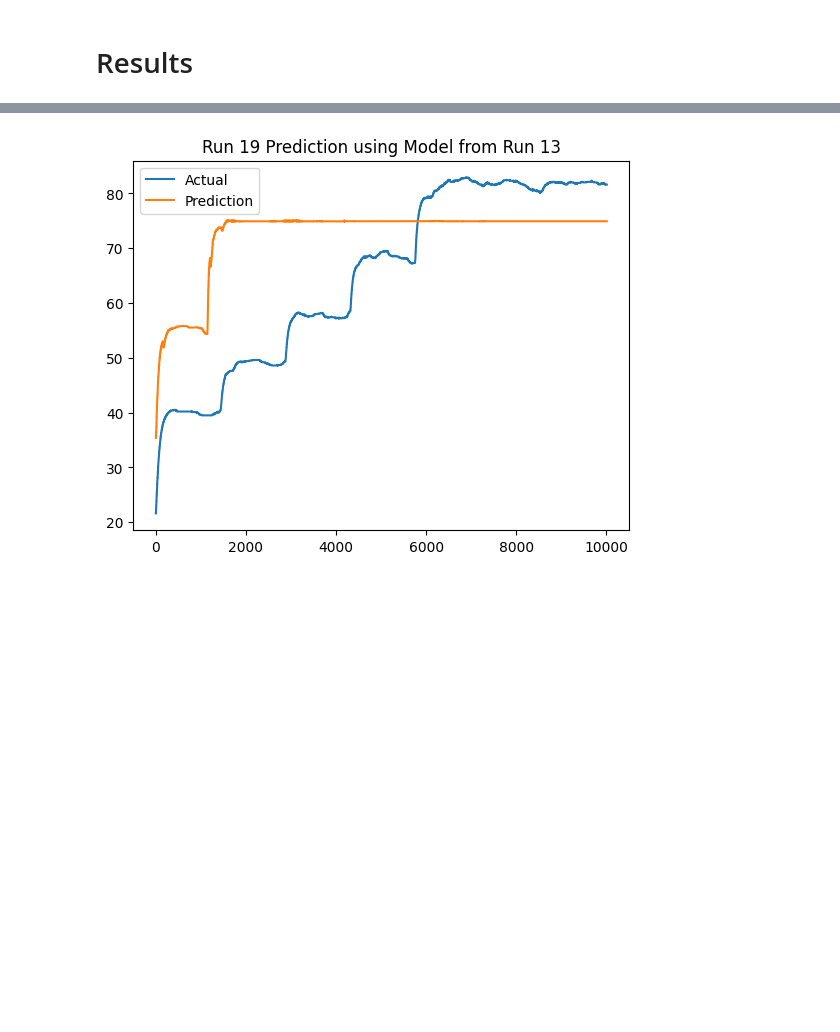
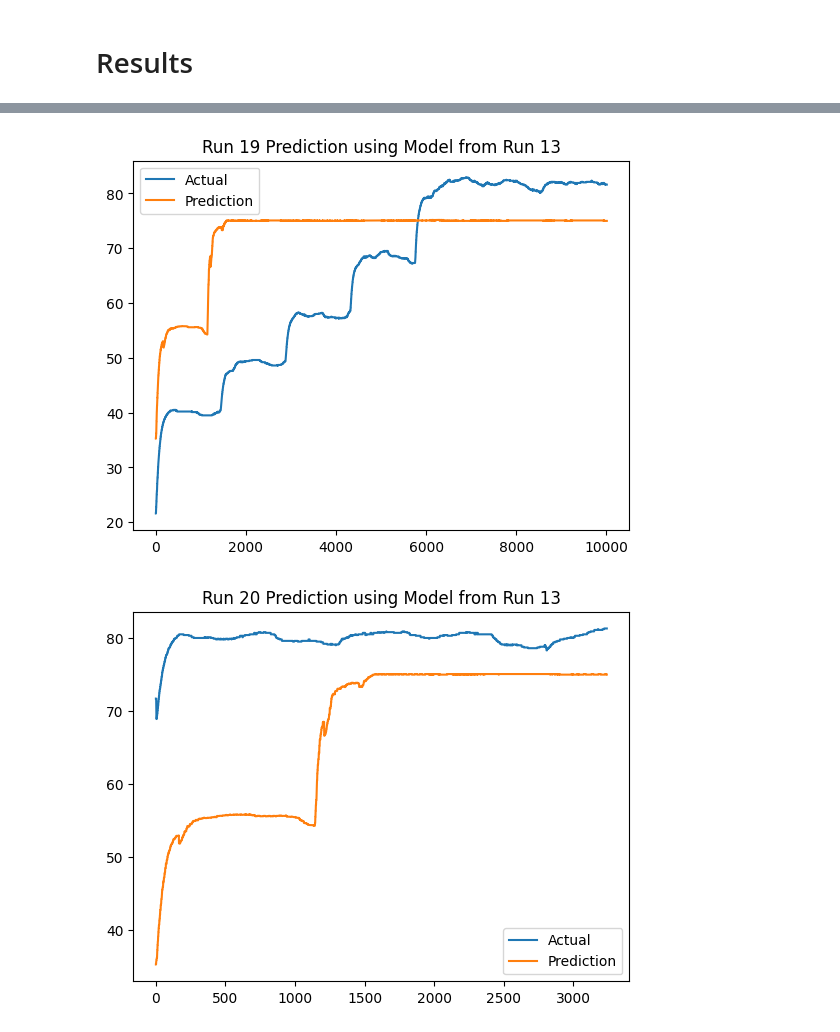
Before and after one commit to Dradeon/Capstone-Design-Project-SP2024, a Jupyter notebook: TempPredModel.ipynb, the cells around one changed output, grey strips where cells are left out. Drawn from its saved outputs; the diff is of its cells as text; code cells hidden in the pictures; blank space fills up the shorter version.

Commit message:
Added charts for runs 20 and 21

```diff
--- a/TempPredModel.ipynb
+++ b/TempPredModel.ipynb
@@ -142,26 +132,42 @@ The mean squared error (MSE) on test set: 0.0179
 # %%
 Y_pred_13_using_13 = GBR_13.predict(df_RUN_13[['time_delta','zigbee:3_zd_THUM1_RelHum','zigbee:1_zd_Temp']])
 Y_pred_15_using_13 = GBR_13.predict(df_RUN_15[['time_delta','zigbee:3_zd_THUM1_RelHum','zigbee:1_zd_Temp']])
 Y_pred_19_using_13 = GBR_13.predict(df_RUN_19[['time_delta','zigbee:3_zd_THUM1_RelHum','zigbee:1_zd_Temp']])
+Y_pred_20_using_13 = GBR_13.predict(df_RUN_20[['time_delta','zigbee:3_zd_THUM1_RelHum','zigbee:1_zd_Temp']])
+Y_pred_21_using_13 = GBR_13.predict(df_RUN_21[['time_delta','zigbee:3_zd_THUM1_RelHum','zigbee:1_zd_Temp']])
+
 
 plt.title('Run 13 Prediction using Model from Run 13')
 plt.plot(df_RUN_13[['time_delta']],df_RUN_13[['zigbee:21_zd_Temp']],label='Actual')
 plt.plot(df_RUN_13[['time_delta']],Y_pred_13_using_13,label='Prediction')
 plt.legend()
 plt.show()
 
 plt.title('Run 15 Prediction using Model from Run 13')
 plt.plot(df_RUN_15[['time_delta']],df_RUN_15[['zigbee:21_zd_Temp']],label='Actual')
 plt.plot(df_RUN_15[['time_delta']],Y_pred_15_using_13,label='Prediction')
 plt.legend()
 plt.show()
 
 plt.title('Run 19 Prediction using Model from Run 13')
 plt.plot(df_RUN_19[['time_delta']],df_RUN_19[['zigbee:21_zd_Temp']],label='Actual')
 plt.plot(df_RUN_19[['time_delta']],Y_pred_19_using_13,label='Prediction')
 plt.legend()
 plt.show()
+
+plt.title('Run 20 Prediction using Model from Run 13')
+plt.plot(df_RUN_20[['time_delta']],df_RUN_20[['zigbee:21_zd_Temp']],label='Actual')
+plt.plot(df_RUN_20[['time_delta']],Y_pred_20_using_13,label='Prediction')
+plt.legend()
+plt.show()
+
+plt.title('Run 21 Prediction using Model from Run 13')
+plt.plot(df_RUN_21[['time_delta']],df_RUN_21[['zigbee:21_zd_Temp']],label='Actual')
+plt.plot(df_RUN_21[['time_delta']],Y_pred_21_using_13,label='Prediction')
+plt.legend()
+plt.show()
 # %% [output]
 [figure]
 [figure]
 [figure]
+[figure, added]
```
Also changed, not shown: parts of 6 cells of this notebook.
